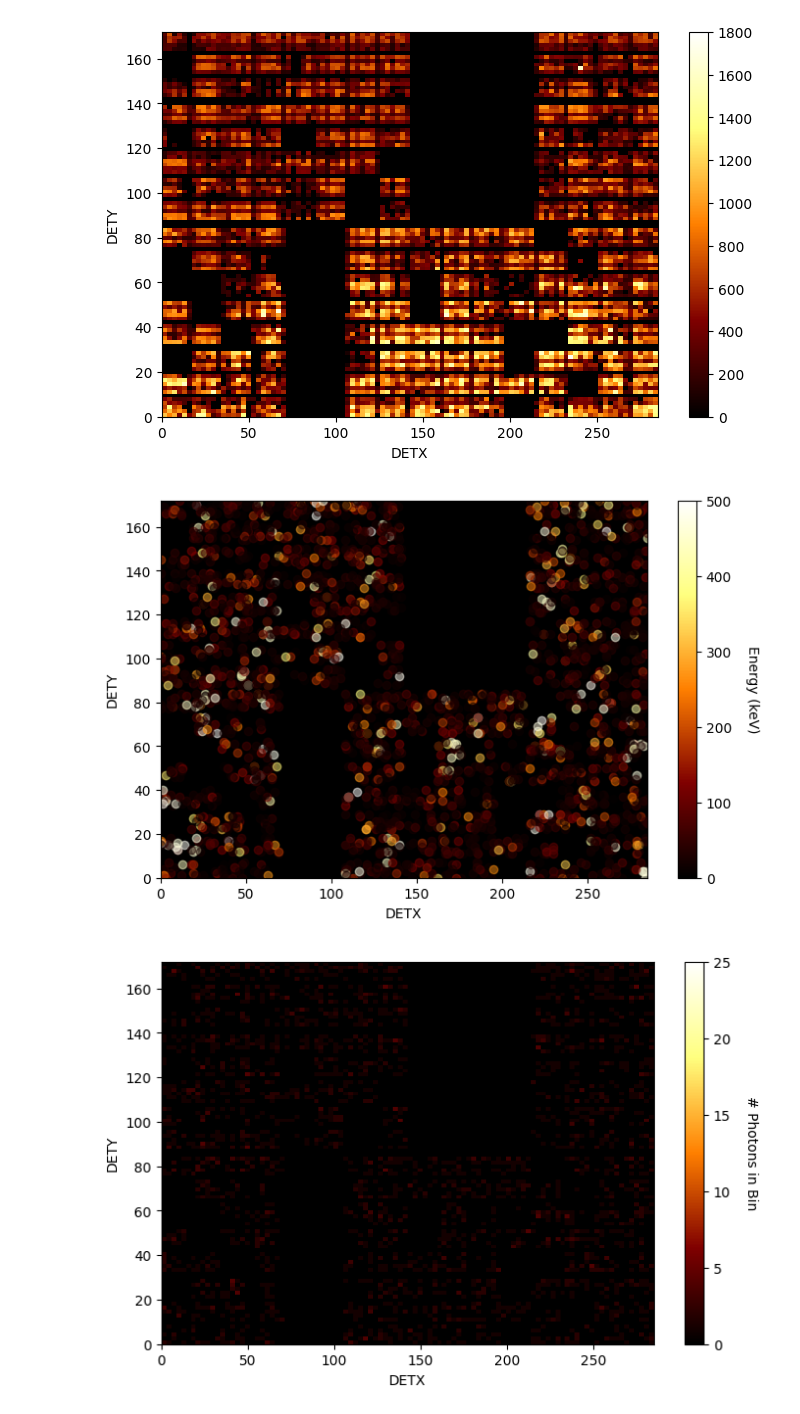
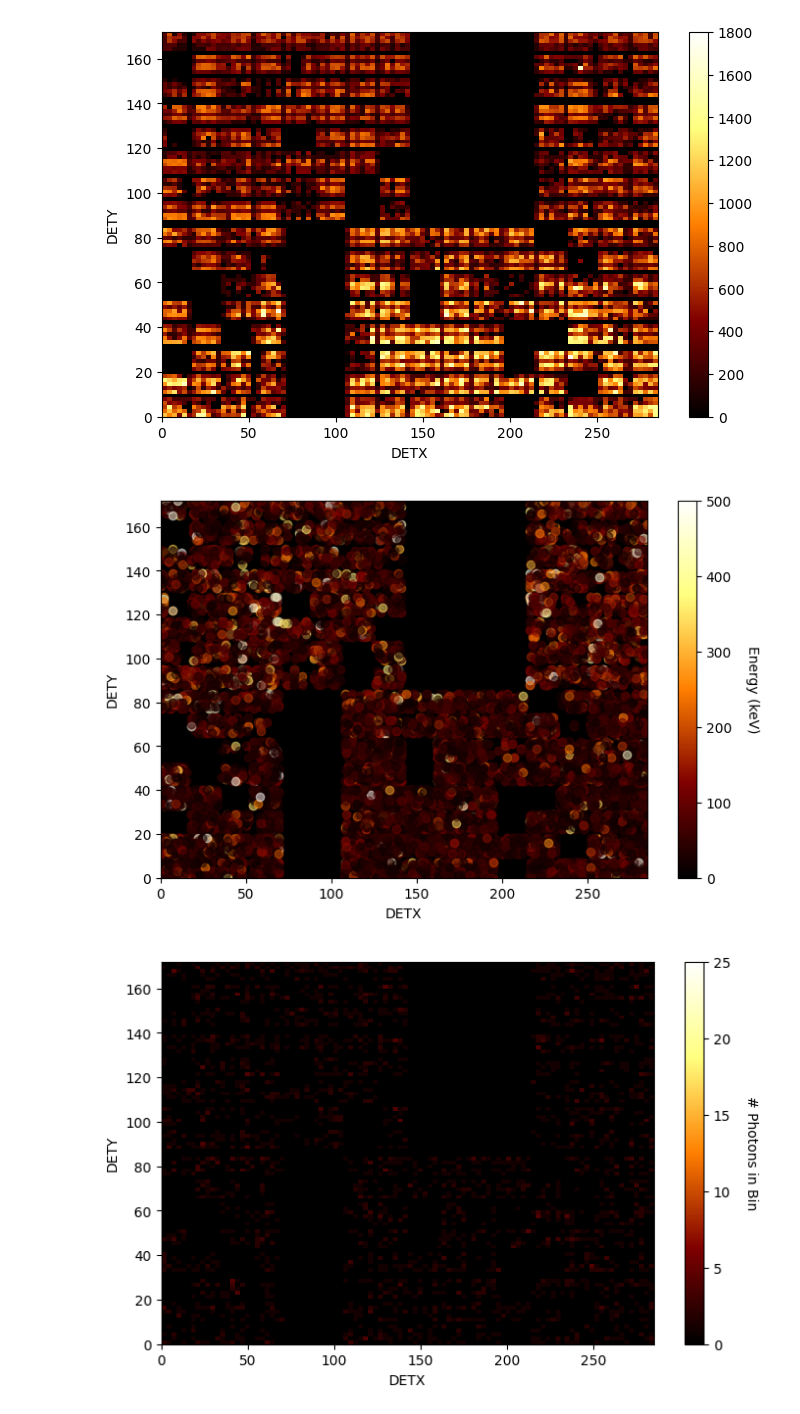
Before and after one commit to JCodeZero/PhotonStatsAnalysis, a Jupyter notebook: 2DHistogram.ipynb, the cells around one changed output. Cells and saved outputs as stored; diff of their text form; code cells hidden in the pictures.

```diff
--- a/2DHistogram.ipynb
+++ b/2DHistogram.ipynb
@@ -239,35 +239,35 @@ time = []
 
 df = pd.DataFrame(filterdat, columns = ['TIME','DET_ID','EVENT_FLAGS','PHA','MASK_WEIGHT','DETX','DETY','PI','ENERGY'])
 df['TIME'] = df['TIME'].apply(lambda x: round(x))
 time.extend(df['TIME'].tolist())
 
 for i in range(len(time)):
-    if int(time[i]) == 660920900:
+    if int(time[i]) == 660921050:
         array = np.append(array, np.array([[int(df.iloc[i][5]), int(df.iloc[i][6]), int(df.iloc[i][8])]]), axis=0)
 
 df2 = pd.DataFrame(array, columns=['DETX', 'DETY', 'ENERGY'])
 
 #-------------------------------------------------------------------------------------
 x = df2['DETX']
 y = df2['DETY']
 maxE = int(round(max(df['ENERGY'])))
 minE = int(round(min(df['ENERGY'])))
 
 fig=plt.figure(figsize=(8,5))
 etpix=plt.hist2d(x, y, bins=100, cmap='afmhot')
 plt.xlabel('DETX')
 plt.ylabel('DETY')
 
 cbar = plt.colorbar()
 cbar.ax.get_yaxis().labelpad = 20
 cbar.set_label('Energy (keV)', rotation=270)
 
 for i in range(len(x)):
     color = plt.cm.afmhot((df2['ENERGY'][i] - minE) / (maxE - minE))
     plt.plot([x[i]], [y[i]], 'o', color=color, alpha=0.5)
     plt.clim(minE, maxE)
 # %% [output]
-[figure, old version]
+[figure, new version]
 # %%
 array = np.empty((0,3), int)
 time = []
```
Also changed, not shown: parts of 7 cells of this notebook.
